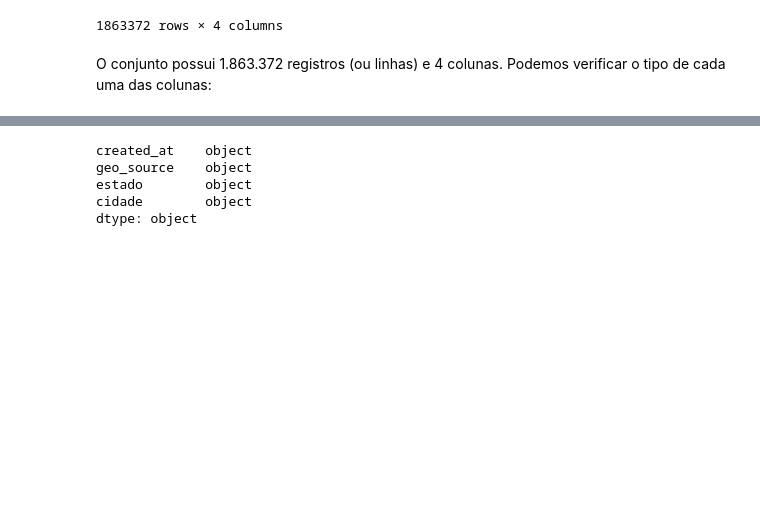
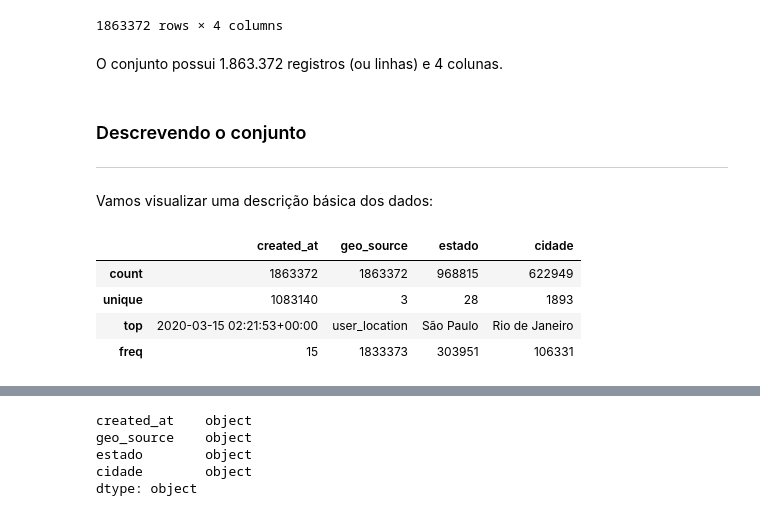
Before and after one commit to flavio-mota/CAP-394, a Jupyter notebook: Análise dos dados.ipynb, the cells around one changed output, grey strips where cells are left out. Cells and saved outputs as stored; diff of their text form; code cells hidden in the pictures; blank space fills up the shorter version.

```diff
--- a/Análise dos dados.ipynb
+++ b/Análise dos dados.ipynb
@@ -58,4 +58,17 @@ df
 | 1863371 | 2020-03-20 10:57:04+00:00 | user_location | NaN | NaN |
 1863372 rows × 4 columns
 # %% [markdown]
-O conjunto possui 1.863.372 registros (ou linhas) e 4 colunas. Podemos verificar o tipo de cada uma das colunas:
+O conjunto possui 1.863.372 registros (ou linhas) e 4 colunas.
+# %% [markdown]
+### Descrevendo o conjunto
+<hr style="border:1px solid #0077b9;">
+# %% [markdown]
+Vamos visualizar uma descrição básica dos dados:
+# %%
+df.describe()
+# %% [output]
+|  | created_at | geo_source | estado | cidade |
+| count | 1863372 | 1863372 | 968815 | 622949 |
+| unique | 1083140 | 3 | 28 | 1893 |
+| top | 2020-03-15 02:21:53+00:00 | user_location | São Paulo | Rio de Janeiro |
+| freq | 15 | 1833373 | 303951 | 106331 |
```
Also changed, not shown: parts of 25 cells of this notebook, 1 other file.
